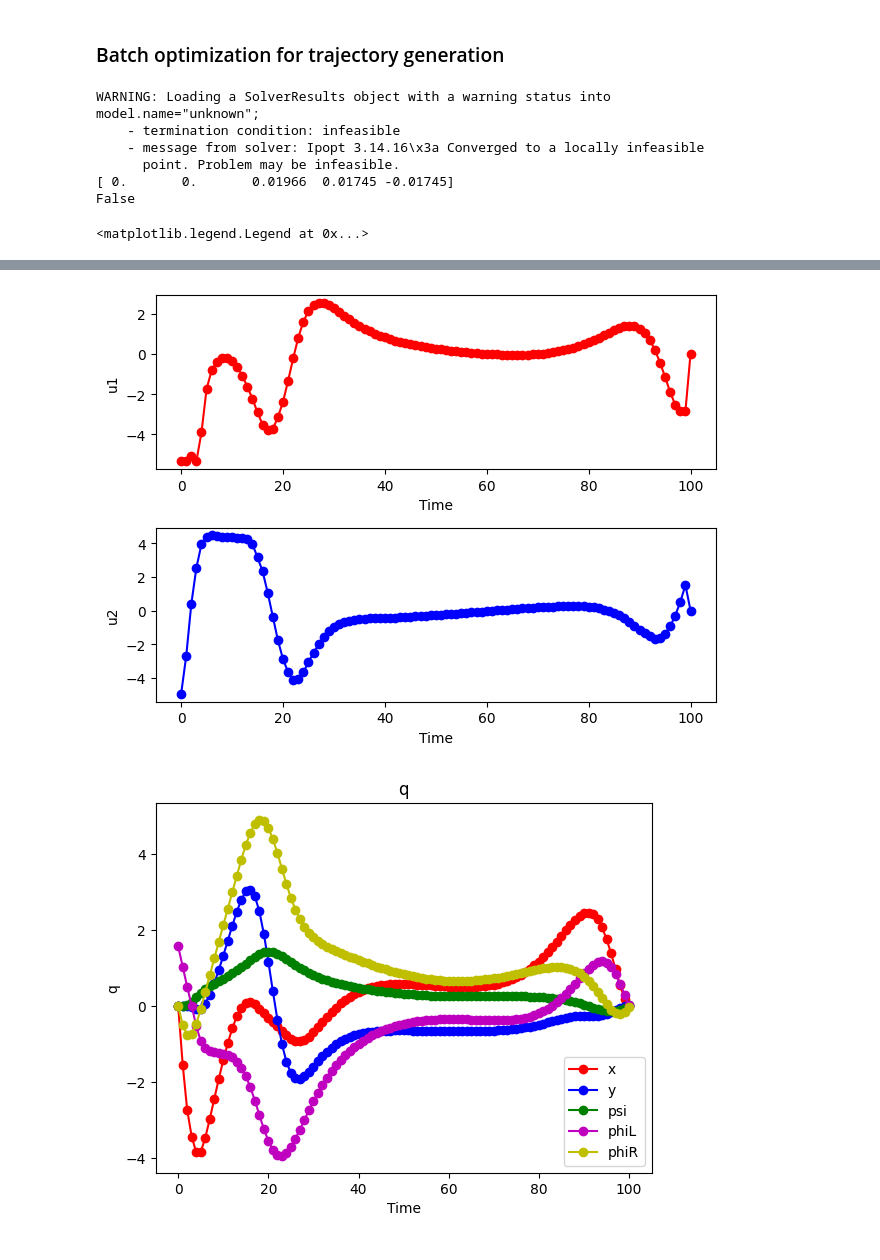
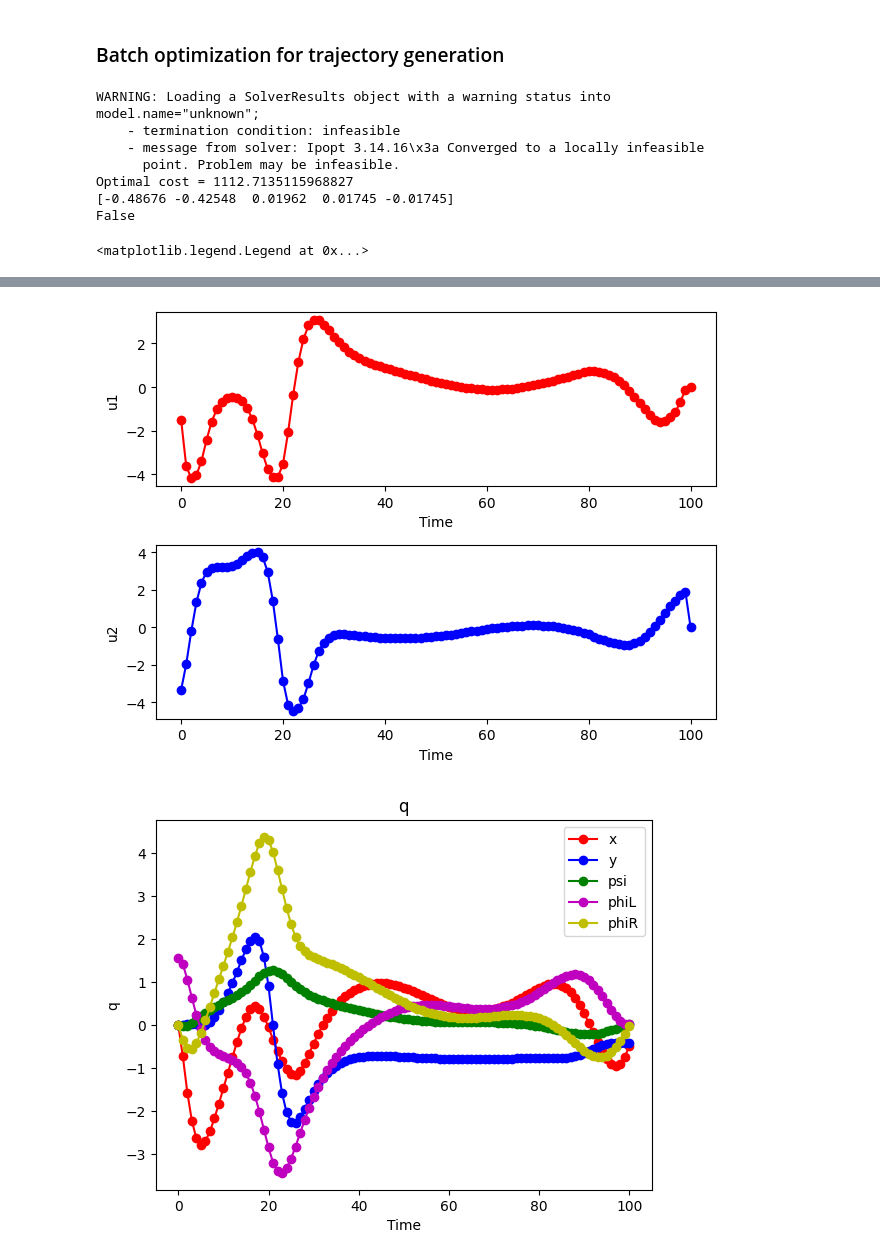
Before and after one commit to benxlam/RoverWheelAlignment, a Jupyter notebook: RoverMPC.ipynb, the cells around one changed output, grey strips where cells are left out. Drawn from its saved outputs; the diff is of its cells as text; code cells hidden in the pictures.

```diff
--- a/RoverMPC.ipynb
+++ b/RoverMPC.ipynb
@@ -271,14 +255,14 @@ def sim_RoverDynamics_kplus1(q_k, u_k, r, L):
 # %% [markdown]
 ### Batch optimization for trajectory generation
 # %%
-def batch_trajectory():
+def batch_trajectory(N):
     nq = 5
     nu = 2
     P = np.eye(5)
-    Q = np.diag([1, 2, 2, 3, 3])
-    R = np.eye(5) * 0.5
+    # Q = np.diag([1, 2, 2, 3, 3])
+    Q = np.eye(5)
+    R = np.eye(5)
 
-    N = 100
     q0 = np.array([0, 0, 0, np.pi/2, 0])
 
     # State constraints
@@ -288,36 +272,37 @@ def batch_trajectory():
     uU = np.array([1, 1]) * 2*np.pi
 
     # Final state constraints
-    phi_final = 0
-    x_final_bound = 0
-    y_final_bound = 0
+    phi_final = 0       #THIS IS NOT DEFINED RIGHT, is a polytope centered at 0 now with Aq <= b, need affine polytope
+    x_final_bound = 0.5
+    y_final_bound = 0.5
     psi_final_bound = np.deg2rad(1)
     phi_final_bound = np.deg2rad(1)
     Af = np.vstack((np.eye(5), -np.eye(5)))
-    bf = np.array([x_final_bound, y_final_bound, psi_final_bound, phi_final + phi_final_bound, phi_final + phi_final_bound,       # upper bounds
-                   x_final_bound, y_final_bound, psi_final_bound, phi_final + phi_final_bound, phi_final + phi_final_bound])      # lower bounds
+    bf = np.array([x_final_bound, y_final_bound, psi_final_bound, phi_final_bound, phi_final_bound,       # upper bounds
+                   x_final_bound, y_final_bound, psi_final_bound, phi_final_bound, phi_final_bound])      # lower bounds
     qref = np.zeros((5, 1001))
     uref = np.zeros((2, 1001))
 
     [feas, qOpt, uOpt, JOpt, model, results] = solve_cftoc(nq, nu, P, Q, R, N, q0, qL, qU, uL, uU, bf, Af, qref, uref)
+    print(f"Optimal cost = {JOpt}")
+    # model.pprint()
 
     # Check the KKT conditions
-
 
     return qOpt, uOpt, N, feas
 
 
 
-[q_traj, u_traj, N_batch, feas] = batch_trajectory()
+[q_traj_batch, u_traj_batch, N_batch, feas] = batch_trajectory(100)
 #print out the final state
-print(q_traj[:,-1])
+print(q_traj_batch[:,-1])
 print(feas)
 
 
 plt.figure()
-plt.plot(q_traj[0,:], q_traj[1,:], 'ro-')
+plt.plot(q_traj_batch[0,:], q_traj_batch[1,:], 'ro-')
 # Show the initial x,y position
-plt.plot(q_traj[0,0], q_traj[1,0], 'bo')
+plt.plot(q_traj_batch[0,0], q_traj_batch[1,0], 'bo')
 
 plt.xlabel('x')
 plt.ylabel('y')
@@ -326,12 +311,12 @@ plt.title('qOpt')
 # Plot inputs in two subplots
 plt.figure()
 plt.subplot(2,1,1)
-plt.plot(range(N_batch+1), u_traj[0,:], 'ro-')
+plt.plot(range(N_batch+1), u_traj_batch[0,:], 'ro-')
 plt.xlabel('Time')
 plt.ylabel('u1')
 
 plt.subplot(2,1,2)
-plt.plot(range(N_batch+1), u_traj[1,:], 'bo-')
+plt.plot(range(N_batch+1), u_traj_batch[1,:], 'bo-')
 plt.xlabel('Time')
 plt.ylabel('u2')
 plt.tight_layout()
@@ -339,11 +324,11 @@ plt.tight_layout()
 
 # Plot all states
 plt.figure()
-plt.plot(range(N_batch+1), q_traj[0,:], 'ro-', label='x')
-plt.plot(range(N_batch+1), q_traj[1,:], 'bo-', label='y')
-plt.plot(range(N_batch+1), q_traj[2,:], 'go-', label='psi')
-plt.plot(range(N_batch+1), q_traj[3,:], 'mo-', label='phiL')
-plt.plot(range(N_batch+1), q_traj[4,:], 'yo-', label='phiR')
+plt.plot(range(N_batch+1), q_traj_batch[0,:], 'ro-', label='x')
+plt.plot(range(N_batch+1), q_traj_batch[1,:], 'bo-', label='y')
+plt.plot(range(N_batch+1), q_traj_batch[2,:], 'go-', label='psi')
+plt.plot(range(N_batch+1), q_traj_batch[3,:], 'mo-', label='phiL')
+plt.plot(range(N_batch+1), q_traj_batch[4,:], 'yo-', label='phiR')
 plt.xlabel('Time')
 plt.ylabel('q')
 plt.title('q')
@@ -354,6 +339,7 @@ model.name="unknown";
     - termination condition: infeasible
     - message from solver: Ipopt 3.14.16\x3a Converged to a locally infeasible
       point. Problem may be infeasible.
-[ 0.       0.       0.01966  0.01745 -0.01745]
+Optimal cost = 1112.7135115968827
+[-0.48676 -0.42548  0.01962  0.01745 -0.01745]
 False
 <matplotlib.legend.Legend at 0x...>
@@ -361,3 +347,3 @@ False
-[figure, old version]
+[figure, new version]
-[figure, old version]
+[figure, new version]
 # %%
```
Also changed, not shown: parts of 10 cells of this notebook.
